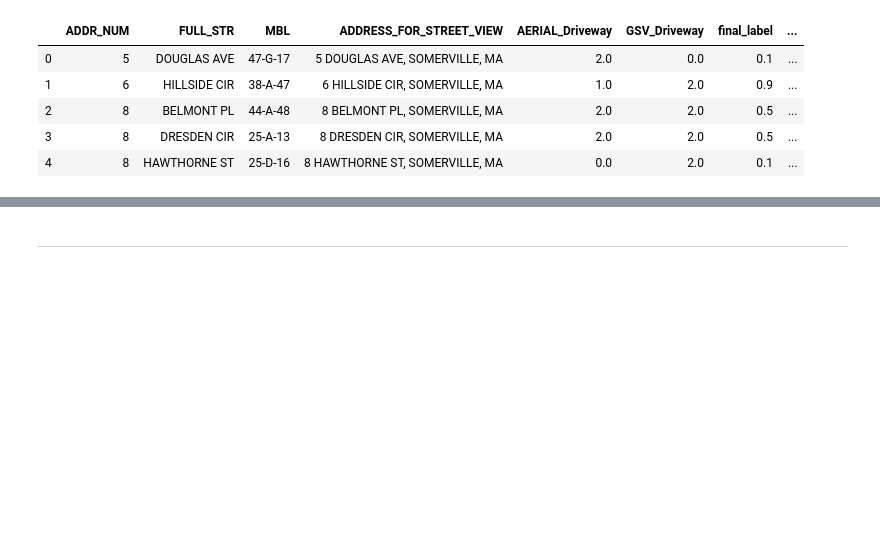
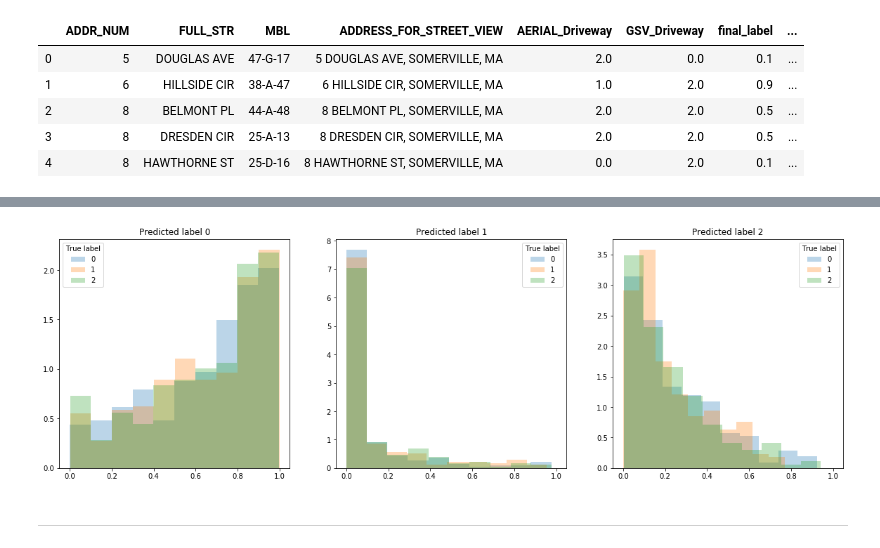
Before and after one commit to AnthonyRentsch/AC297r_2019_somerville_parking, a Jupyter notebook: notebooks/satellite_model.ipynb, the cells around one changed output, grey strips where cells are left out. Saved outputs shown, nothing was run; the diff lists cells and outputs as text; code cells hidden in the pictures; blank space fills up the shorter version.

```diff
--- a/notebooks/satellite_model.ipynb
+++ b/notebooks/satellite_model.ipynb
@@ -201,2 +317,11 @@ ax.set_title('Distribution of model scores');
+# %%
+fig, ax = plt.subplots(1, 3, sharex=True, figsize=(20,6))
+for i in range(train_preds.shape[1]):
+    for lab in ['0', '1', '2']:
+        ax[i].hist(train_preds[rebalanced_train[y_column]==lab,i], alpha=0.3, density=True, label=lab)
+    ax[i].legend(title='True label');
+    ax[i].set_title('Predicted label ' + str(i))
+# %% [output]
+[figure, added]
 # %% [markdown]
 ---
```
Also changed, not shown: parts of 17 cells of this notebook.
